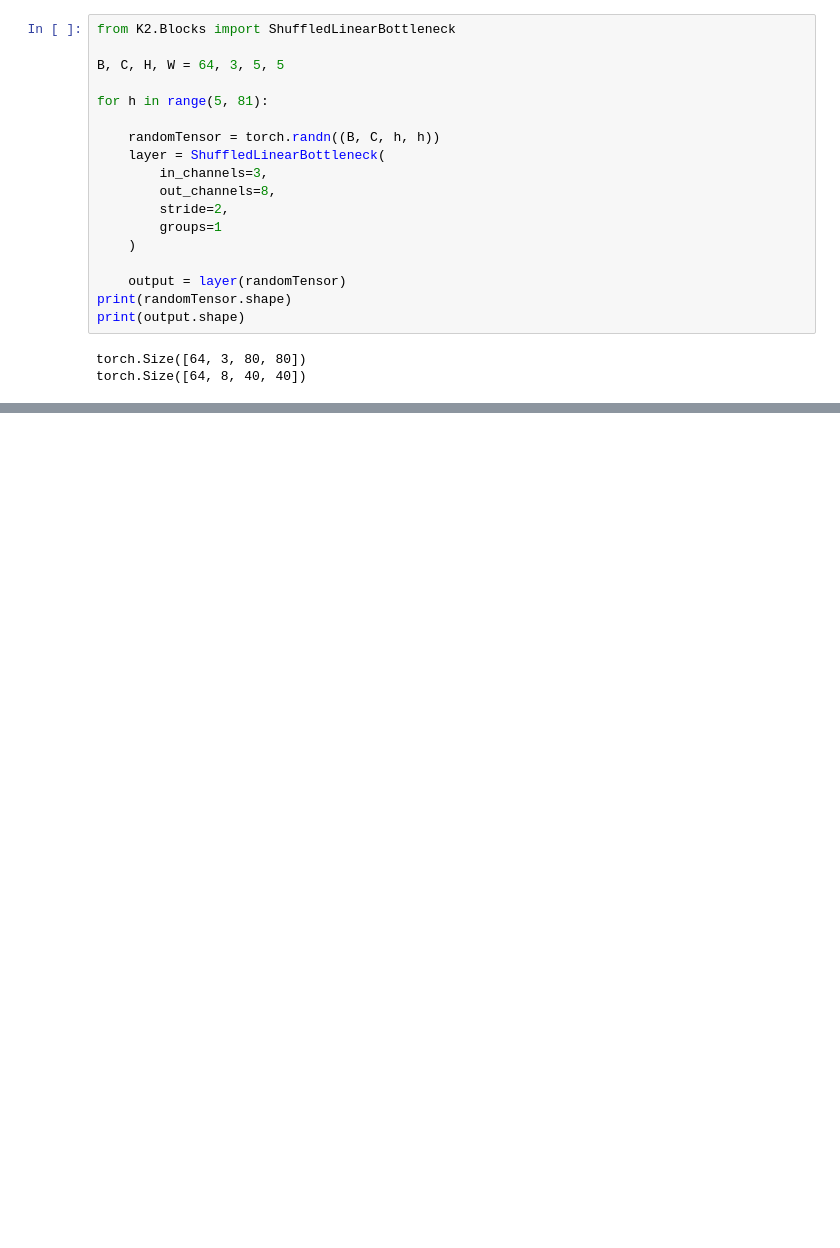
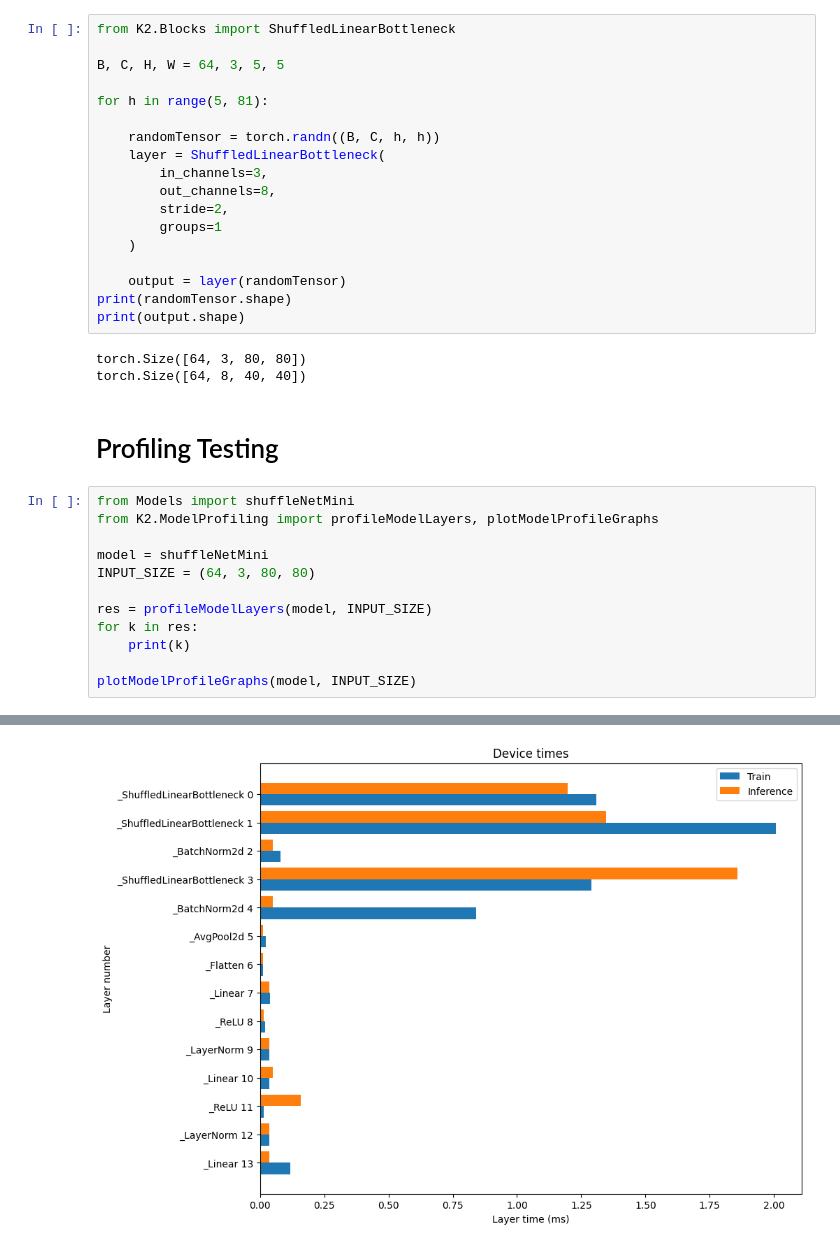
Before and after one commit to keriotisna/ship-classification, a Jupyter notebook: src/testing.ipynb, the cells around one changed output, grey strips where cells are left out. Saved outputs shown, nothing was run; the diff lists cells and outputs as text; blank space fills up the shorter version.

```diff
--- a/src/testing.ipynb
+++ b/src/testing.ipynb
@@ -103,3 +106,18 @@ print(output.shape)
 # %% [output]
 torch.Size([64, 3, 80, 80])
 torch.Size([64, 8, 40, 40])
+# %% [markdown]
+# Profiling Testing
+# %%
+from Models import shuffleNetMini
+from K2.ModelProfiling import profileModelLayers, plotModelProfileGraphs
+
+model = shuffleNetMini
+INPUT_SIZE = (64, 3, 80, 80)
+
+res = profileModelLayers(model, INPUT_SIZE)
+for k in res:
+    print(k)
+
+plotModelProfileGraphs(model, INPUT_SIZE)
+# %% [output]
@@ -105,0 +138 @@ torch.Size([64, 8, 40, 40])
+[figure, added]
```
Also changed, not shown: parts of 4 cells of this notebook, 6 other files.
